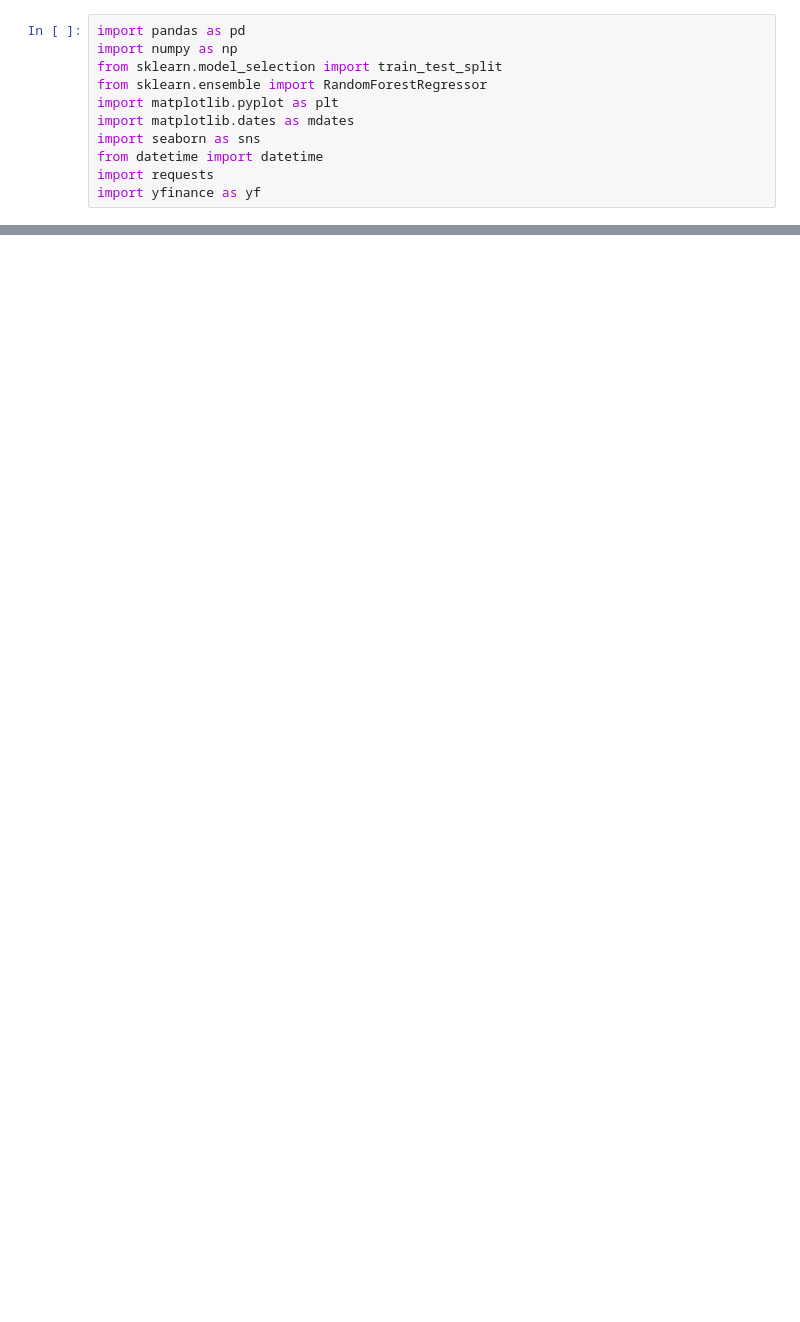
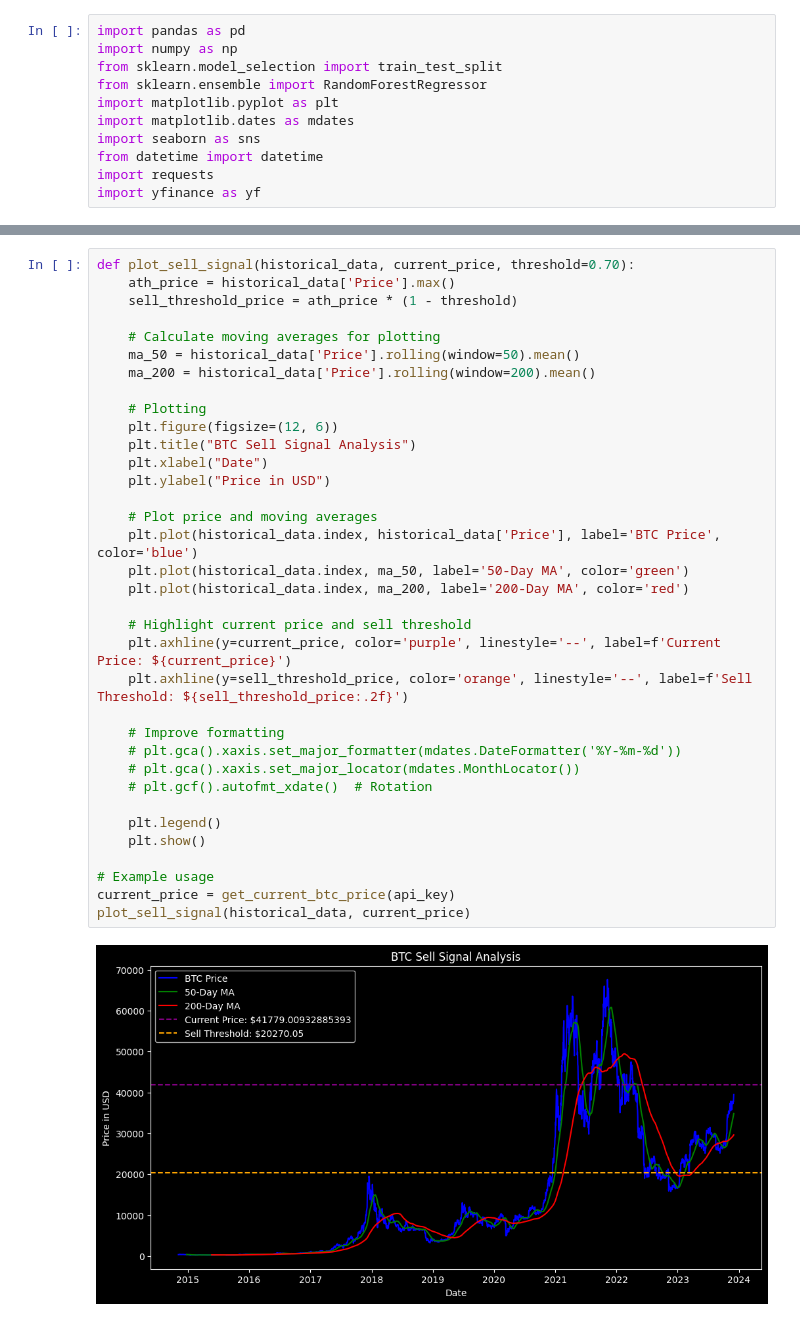
Before and after one commit to aqsnyder/playground, a Jupyter notebook: profit_max.ipynb, the cells around one changed output, grey strips where cells are left out. Saved outputs shown, nothing was run; the diff lists cells and outputs as text; blank space fills up the shorter version.

Commit message:
grad sell

```diff
--- a/profit_max.ipynb
+++ b/profit_max.ipynb
@@ -148,0 +175,37 @@ else:
+# %%
+def plot_sell_signal(historical_data, current_price, threshold=0.70):
+    ath_price = historical_data['Price'].max()
+    sell_threshold_price = ath_price * (1 - threshold)
+
+    # Calculate moving averages for plotting
+    ma_50 = historical_data['Price'].rolling(window=50).mean()
+    ma_200 = historical_data['Price'].rolling(window=200).mean()
+
+    # Plotting
+    plt.figure(figsize=(12, 6))
+    plt.title("BTC Sell Signal Analysis")
+    plt.xlabel("Date")
+    plt.ylabel("Price in USD")
+
+    # Plot price and moving averages
+    plt.plot(historical_data.index, historical_data['Price'], label='BTC Price', color='blue')
+    plt.plot(historical_data.index, ma_50, label='50-Day MA', color='green')
+    plt.plot(historical_data.index, ma_200, label='200-Day MA', color='red')
+
+    # Highlight current price and sell threshold
+    plt.axhline(y=current_price, color='purple', linestyle='--', label=f'Current Price: ${current_price}')
+    plt.axhline(y=sell_threshold_price, color='orange', linestyle='--', label=f'Sell Threshold: ${sell_threshold_price:.2f}')
+
+    # Improve formatting
+    # plt.gca().xaxis.set_major_formatter(mdates.DateFormatter('%Y-%m-%d'))
+    # plt.gca().xaxis.set_major_locator(mdates.MonthLocator())
+    # plt.gcf().autofmt_xdate()  # Rotation
+
+    plt.legend()
+    plt.show()
+
+# Example usage
+current_price = get_current_btc_price(api_key)
+plot_sell_signal(historical_data, current_price)
+# %% [output]
+[figure, added]
```
Also changed, not shown: parts of 4 cells of this notebook.
